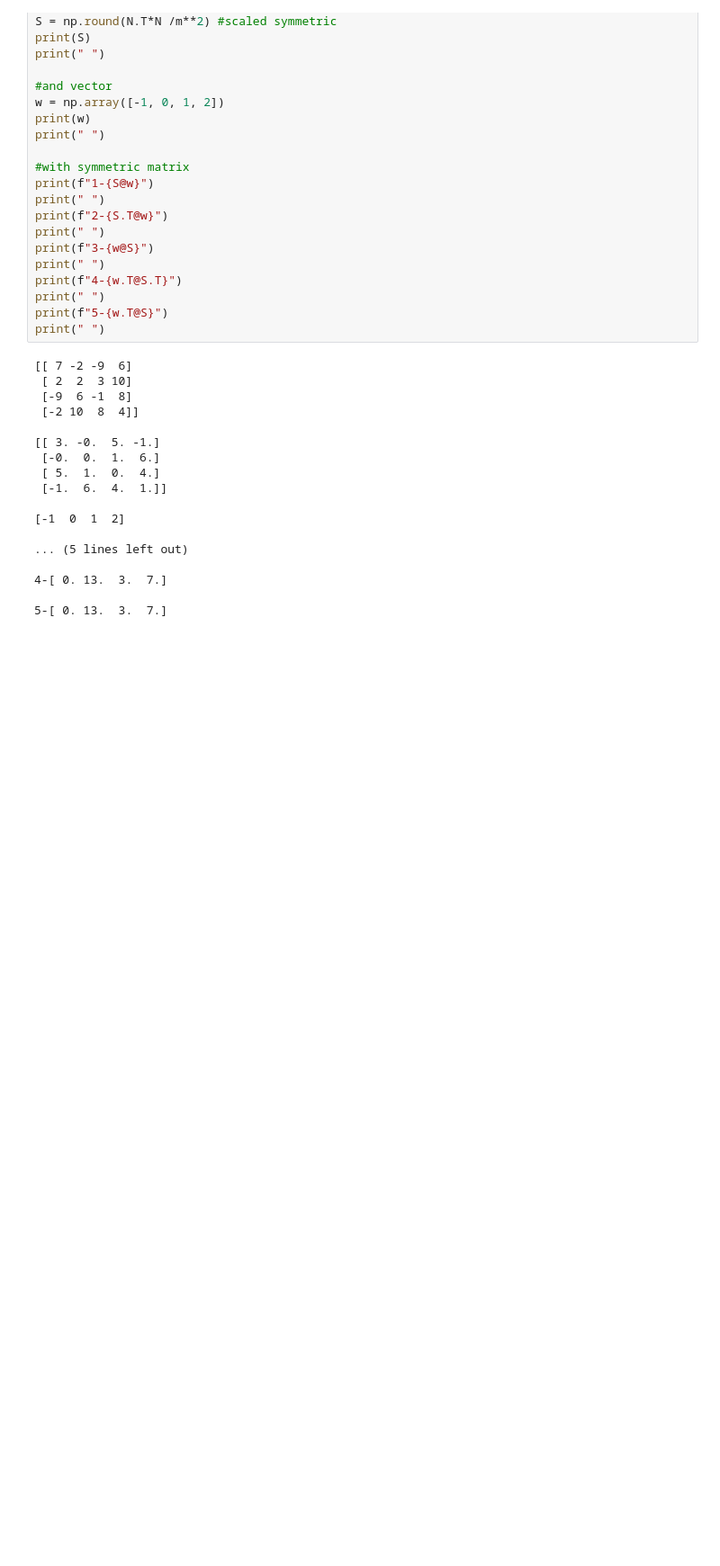
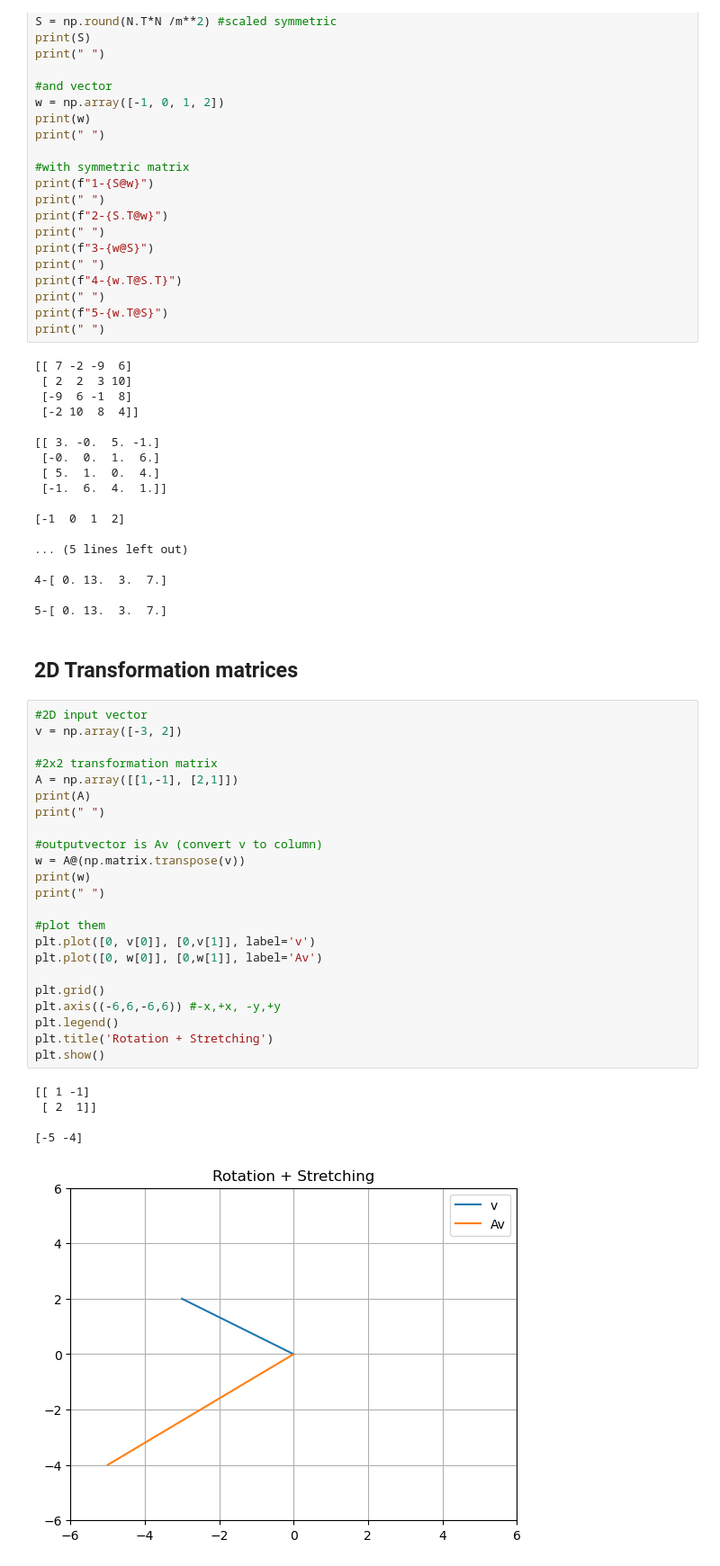
Before and after one commit to kennyow/Linear_Algebra_Course_2025, a Jupyter notebook: MatrixMultiplications/MatrixMultiplication.ipynb, the cells around one changed output. Shown at 90% size. Cells and saved outputs as stored; diff of their text form; blank space fills up the shorter version.

Commit message:
Add matrix multiplication operators diagonal transformation additive and symmetric

```diff
--- a/MatrixMultiplications/MatrixMultiplication.ipynb
+++ b/MatrixMultiplications/MatrixMultiplication.ipynb
@@ -166,3 +167,34 @@ print(" ")
 4-[ 0. 13.  3.  7.]
 
 5-[ 0. 13.  3.  7.]
+# %% [markdown]
+## 2D Transformation matrices
+# %%
+#2D input vector
+v = np.array([-3, 2])
+
+#2x2 transformation matrix
+A = np.array([[1,-1], [2,1]])
+print(A)
+print(" ")
+
+#outputvector is Av (convert v to column)
+w = A@(np.matrix.transpose(v))
+print(w)
+print(" ")
+
+#plot them
+plt.plot([0, v[0]], [0,v[1]], label='v')
+plt.plot([0, w[0]], [0,w[1]], label='Av')
+
+plt.grid()
+plt.axis((-6,6,-6,6)) #-x,+x, -y,+y
+plt.legend()
+plt.title('Rotation + Stretching')
+plt.show()
+# %% [output]
+[[ 1 -1]
+ [ 2  1]]
+
+[-5 -4]
+[figure, added]
```
Also changed, not shown: parts of 12 cells of this notebook.
